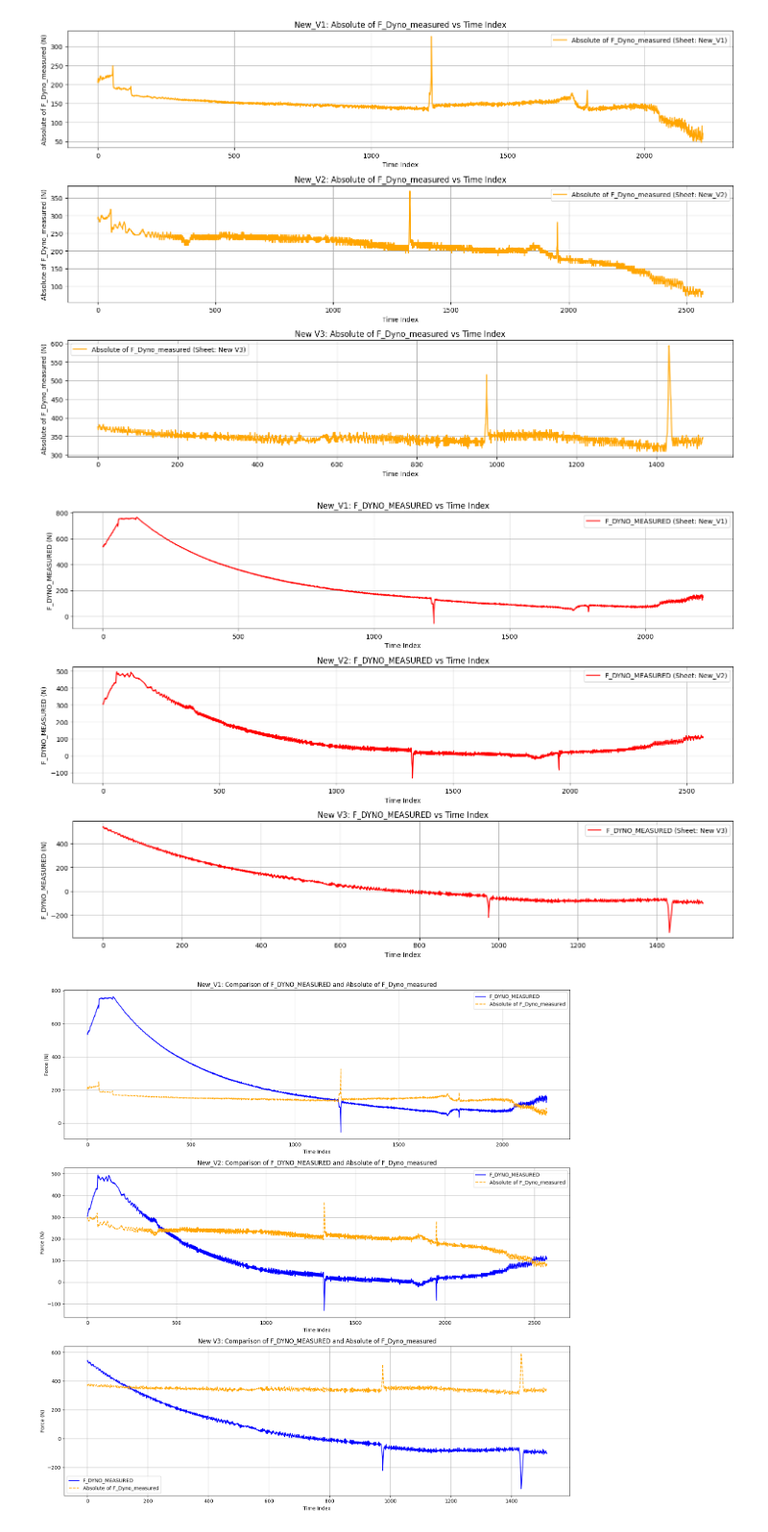
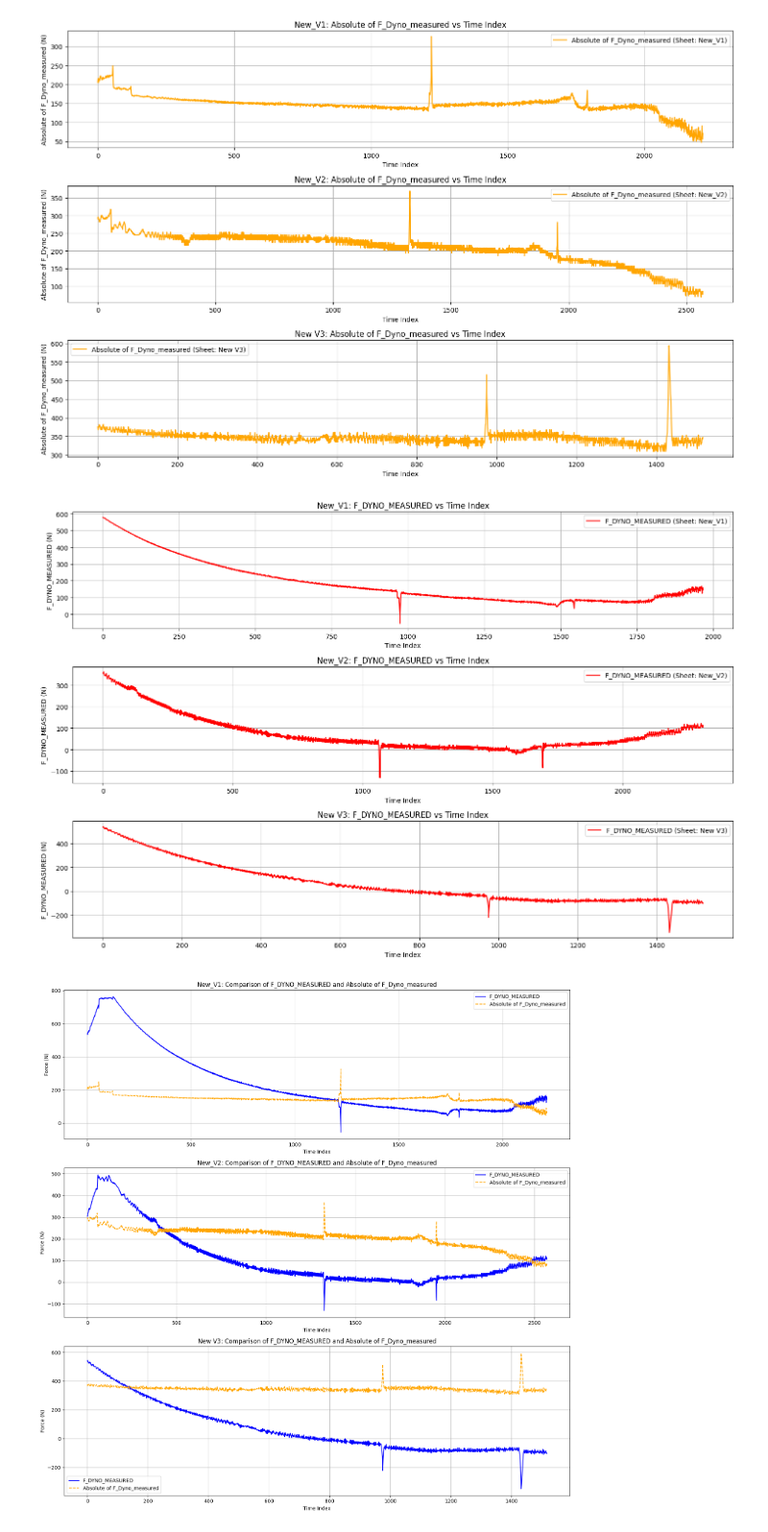
Before and after one commit to Imsirmayor/Test-of-mechatronic-systems, a Jupyter notebook: chasis_dyno.ipynb, the cells around one changed output. Shown at 96% size. Cells and saved outputs as stored; diff of their text form; code cells hidden in the pictures.

Commit message:
re edited code for the coeeficents and limiting the graphs to 125km/h

```diff
--- a/chasis_dyno.ipynb
+++ b/chasis_dyno.ipynb
@@ -59,7 +59,8 @@ Corrected columns in sheet New V3: ['Time', 'SPEED', 'F_DYNO_MEASURED', 'Coefice
 columns_to_extract = ['Correct_Column1', 'Correct_Column2', 'Correct_Column3', 'Correct_Column4']
 # %%
 # Extract necessary columns from each sheet and store in arrays
-columns_to_extract = ['F Street', 'Fdyno', 'Absolute of F_Dyno_measured', 'SPEED']
+# columns_to_extract = ['F Street', 'Fdyno', 'Absolute of F_Dyno_measured', 'SPEED']
+columns_to_extract = ['Time', 'SPEED', 'F_DYNO_MEASURED', 'Coeficent A', 'Coefficent B', 'Coefficent C', 'F Street', 'Fdyno', 'Absolute of F_Dyno_measured']
 data_arrays = {}
 
 for sheet, df in data.items():
@@ -71,6 +72,10 @@ for sheet, df in data.items():
             "Fdyno": df['Fdyno'].values,
             "Absolute of F_Dyno_measured": df['Absolute of F_Dyno_measured'].values,
             "SPEED": df['SPEED'].values,
+            "Coeficent A": df['Coeficent A'].values,
+            "Coefficent B": df['Coefficent B'].values,
+            "Coefficent C": df['Coefficent C'].values,
+            "Time": df['Time'].values,
         }
     else:
         print(f"Sheet {sheet} is missing required columns.")
@@ -85,12 +90,14 @@ plt.figure(figsize=(15, 10))
 
 # Iterate over the sheets and plot the difference
 for i, (sheet, arrays) in enumerate(data_arrays.items(), start=1):
-    # Calculate the difference between Absolute of F_Dyno_measured and F Street
-    difference = arrays["Absolute of F_Dyno_measured"] - arrays["F Street"]
+    # Filter the speed array to capture values from 125 km/h to 5 km/h
+    mask = (arrays["SPEED"] <= 125) & (arrays["SPEED"] >= 5)
+    filtered_speed = arrays["SPEED"][mask]
+    filtered_difference = (arrays["Absolute of F_Dyno_measured"] - arrays["F Street"])[mask]
 
-    # Plot the difference
+    # Plot the filtered difference
     plt.subplot(3, 1, i)
-    plt.plot(arrays["SPEED"], difference, label=f'Difference (Sheet: {sheet})', color='red')
+    plt.plot(filtered_speed, filtered_difference, label=f'Difference (Sheet: {sheet})', color='red')
     plt.title(f'Difference Between F Street and Absolute of F_Dyno_measured ({sheet})')
     plt.xlabel('Speed (km/h)')
     plt.ylabel('Difference (N)')
@@ -111,10 +118,14 @@ for i, (sheet, arrays) in enumerate(data_arrays.items(), start=1):
     # Extract SPEED
     speed = arrays["SPEED"]
 
-    # Plot SPEED
+    # Filter the speed array to capture values from 125 km/h to 5 km/h
+    mask = (speed <= 125) & (speed >= 5)
+    filtered_speed = speed[mask]
+
+    # Plot filtered SPEED
     plt.subplot(3, 1, i)
-    plt.plot(range(len(speed)), speed, label=f'SPEED (Sheet: {sheet})', color='green')
-    plt.title(f'{sheet}: SPEED vs Time Index')
+    plt.plot(range(len(filtered_speed)), filtered_speed, label=f'SPEED (Sheet: {sheet})', color='green')
+    plt.title(f'{sheet}: SPEED (125 km/h to 5 km/h) vs Time Index')
     plt.xlabel('Time Index')
     plt.ylabel('Speed (km/h)')
     plt.legend()
@@ -152,27 +163,33 @@ plt.show()
 # %%
 # Initialize the plot
 plt.figure(figsize=(15, 10))
 
 # Iterate over the sheets and plot F_DYNO_MEASURED
 for i, (sheet, arrays) in enumerate(data_arrays.items(), start=1):
-    # Extract F_DYNO_MEASURED
+    # Extract F_DYNO_MEASURED and SPEED
     f_dyno_measured = arrays["Fdyno"]
+    speed = arrays["SPEED"]
+
+    # Filter the speed array to capture values from 125 km/h to 5 km/h
+    mask = (speed <= 125) & (speed >= 5)
+    filtered_f_dyno_measured = f_dyno_measured[mask]
+    filtered_speed = speed[mask]
 
     # Plot F_DYNO_MEASURED
     plt.subplot(3, 1, i)
-    plt.plot(range(len(f_dyno_measured)), f_dyno_measured,
+    plt.plot(range(len(filtered_f_dyno_measured)), filtered_f_dyno_measured,
              label=f'F_DYNO_MEASURED (Sheet: {sheet})', color='red')
     plt.title(f'{sheet}: F_DYNO_MEASURED vs Time Index')
     plt.xlabel('Time Index')
     plt.ylabel('F_DYNO_MEASURED (N)')
     plt.legend()
     plt.grid()
 
 # Adjust layout and show the plots
 plt.tight_layout()
 plt.show()
 # %% [output]
-[figure, old version]
+[figure, new version]
 # %%
 # Initialize the plot
 plt.figure(figsize=(15, 15))
```
Also changed, not shown: parts of 5 cells of this notebook.
